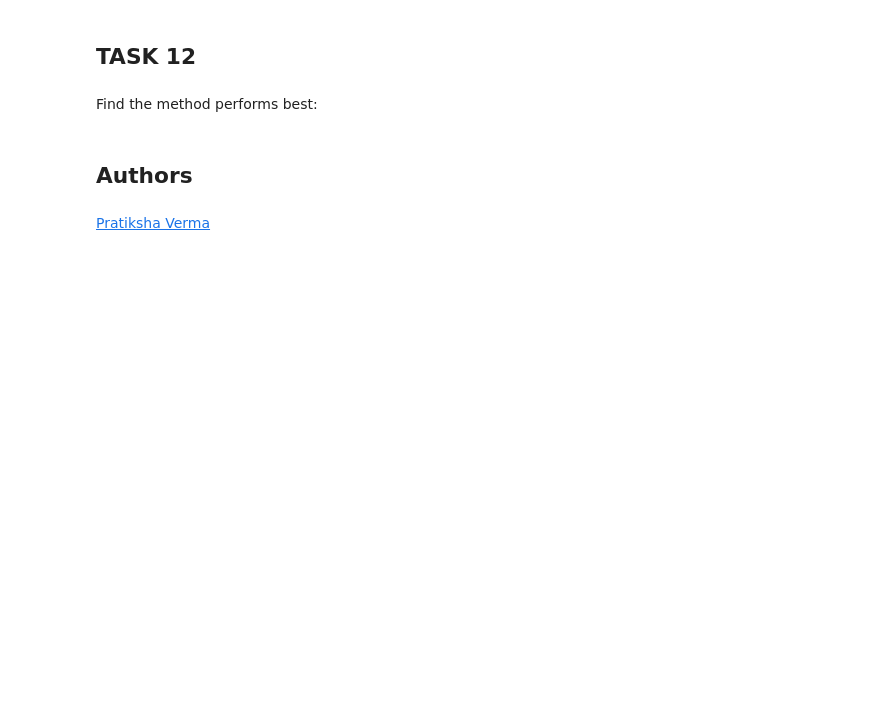
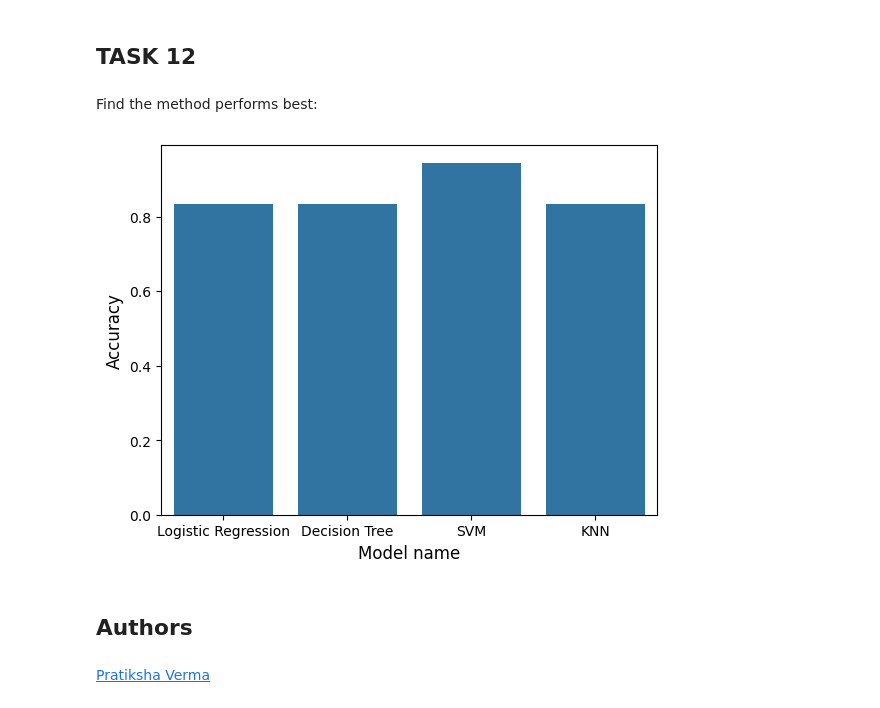
Before and after one commit to Timothy1101/DataScienceCapstone, a Jupyter notebook: SpaceX_Machine_Learning_Prediction_Part_5.ipynb, the cells around one changed output. Drawn from its saved outputs; the diff is of its cells as text; code cells hidden in the pictures; blank space fills up the shorter version.

```diff
--- a/SpaceX_Machine_Learning_Prediction_Part_5.ipynb
+++ b/SpaceX_Machine_Learning_Prediction_Part_5.ipynb
@@ -359,3 +435,17 @@ print("accuracy :",knn_cv.best_score_)
 # %% [output]
 tuned hpyerparameters :(best parameters)  {'algorithm': 'auto', 'n_neighbors': 10, 'p': 1}
 accuracy : 0.8482142857142858
+# %%
+KNN2 = KNeighborsClassifier(
+    algorithm=knn_cv.best_params_['algorithm'],
+    n_neighbors=knn_cv.best_params_['n_neighbors'],
+    p=knn_cv.best_params_['p']
+)
+KNN2.fit(X_train, Y_train)
+yhat2=KNN2.predict(X_test)
+from sklearn.metrics import accuracy_score
+print('Y_test',Y_test)
+print('yhat2 ',yhat2)
+KNN2_accuracy = accuracy_score(Y_test, yhat2)
+print('accuracy',KNN2_accuracy)
+plot_confusion_matrix(Y_test,yhat2)
@@ -384,3 +490,14 @@ Find the method performs best:
+# %%
+model_dict = {'modelname':['Logistic Regression','Decision Tree','SVM','KNN'],'accuracy': [lr_accuracy,svm2_accuracy,tree2_accuracy,KNN2_accuracy]}
+#model_map
+model_df = pd.DataFrame.from_dict(model_dict)
+model_df
+sns.barplot(model_df, x="modelname", y="accuracy")
+plt.xlabel("Model name",fontsize=12)
+plt.ylabel("Accuracy",fontsize=12)
+plt.show()
+# %% [output]
+[figure, added]
 # %% [markdown]
 ## Authors
 # %% [markdown]
```
Also changed, not shown: parts of 18 cells of this notebook.
